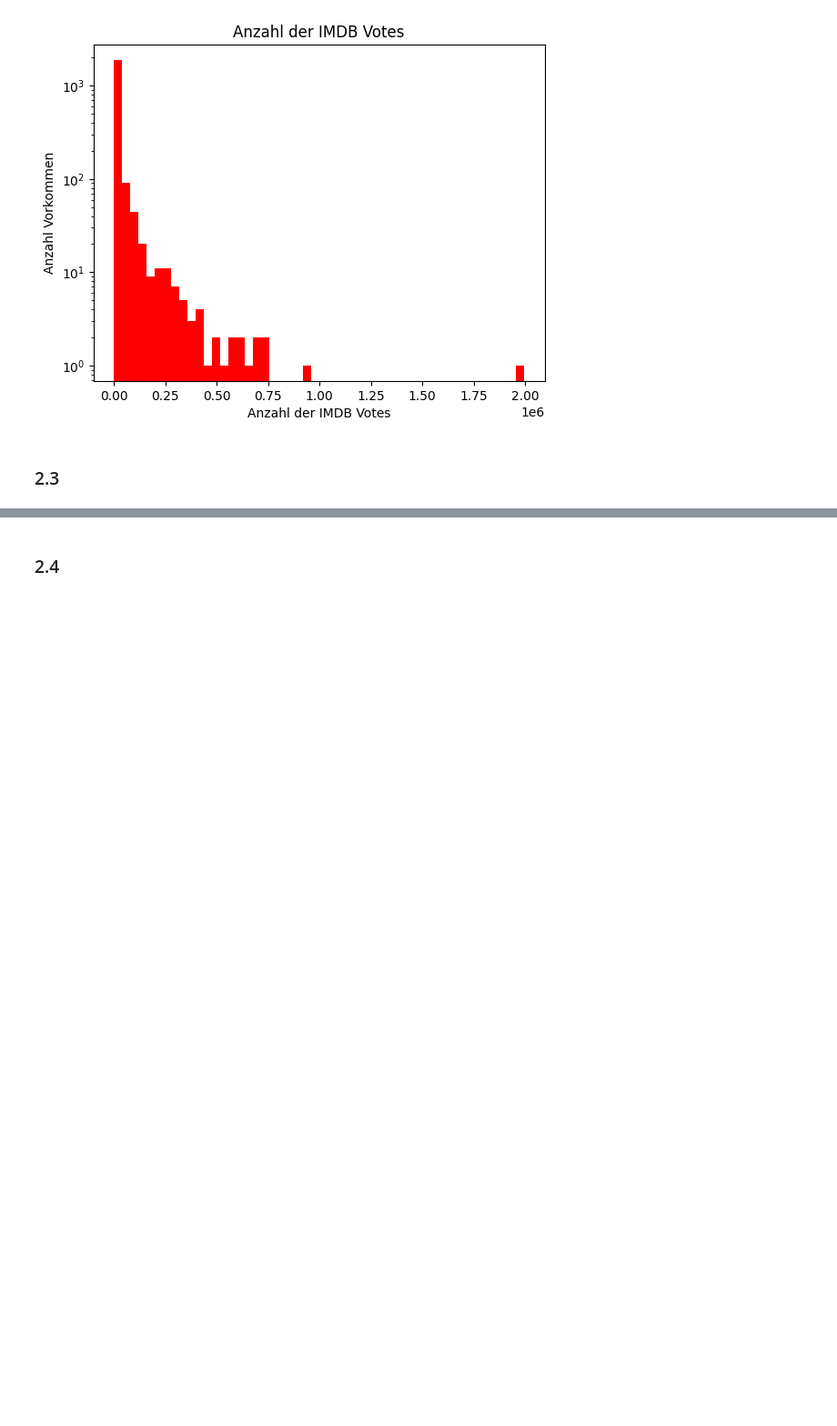
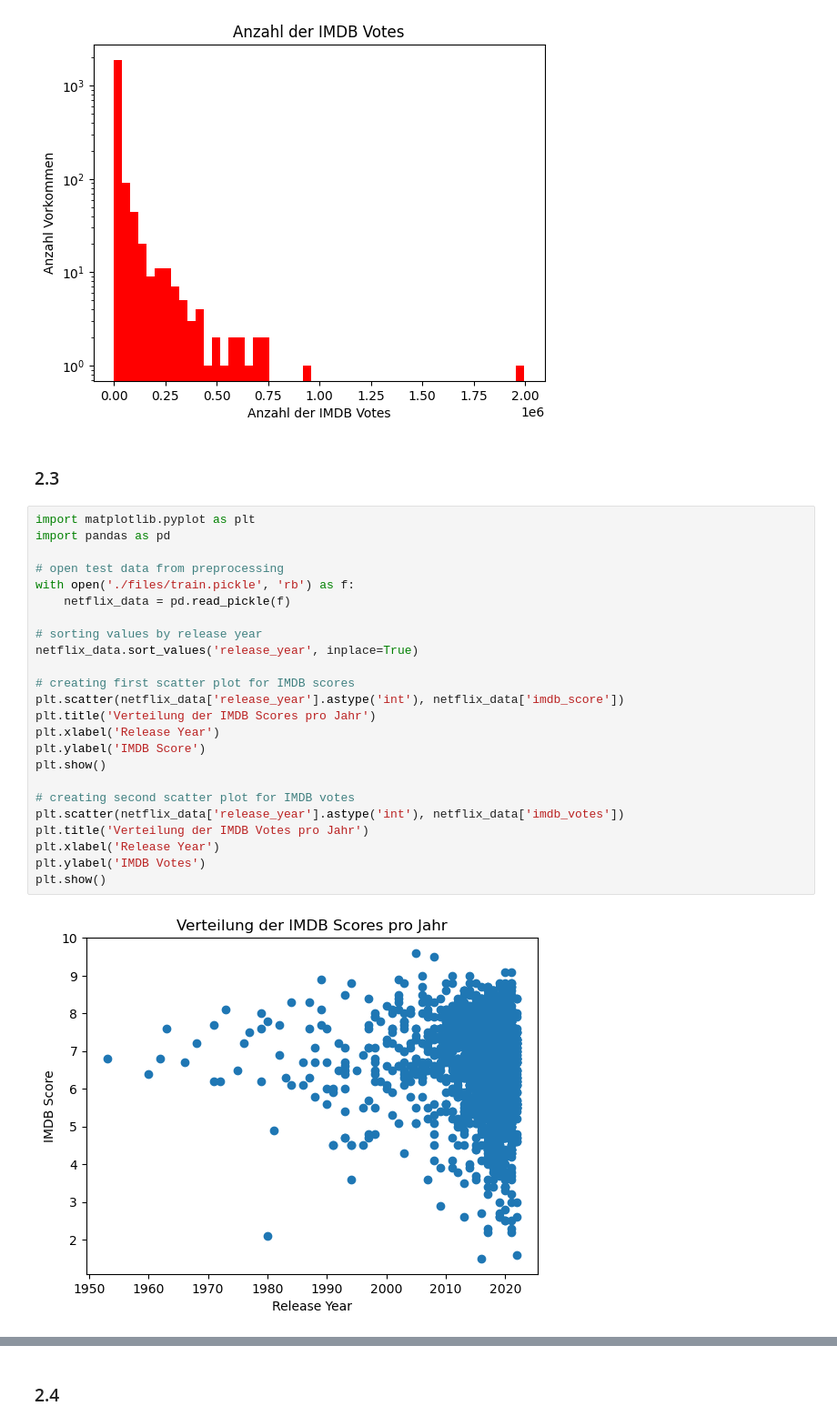
Before and after one commit to FruitPunchSamurai123/AKIML_Project_1, a Jupyter notebook: Teil 2.ipynb, the cells around one changed output, grey strips where cells are left out. Shown at 91% size. Cells and saved outputs as stored; diff of their text form; blank space fills up the shorter version.

```diff
--- a/Teil 2.ipynb
+++ b/Teil 2.ipynb
@@ -52,3 +52,29 @@ plot.show()
 [figure]
 # %% [markdown]
 ### 2.3
+# %%
+import matplotlib.pyplot as plt
+import pandas as pd
+
+# open test data from preprocessing
+with open('./files/train.pickle', 'rb') as f:
+    netflix_data = pd.read_pickle(f)
+
+# sorting values by release year
+netflix_data.sort_values('release_year', inplace=True)
+
+# creating first scatter plot for IMDB scores
+plt.scatter(netflix_data['release_year'].astype('int'), netflix_data['imdb_score'])
+plt.title('Verteilung der IMDB Scores pro Jahr')
+plt.xlabel('Release Year')
+plt.ylabel('IMDB Score')
+plt.show()
+
+# creating second scatter plot for IMDB votes
+plt.scatter(netflix_data['release_year'].astype('int'), netflix_data['imdb_votes'])
+plt.title('Verteilung der IMDB Votes pro Jahr')
+plt.xlabel('Release Year')
+plt.ylabel('IMDB Votes')
+plt.show()
+# %% [output]
+[figure, added]
```
Also changed, not shown: parts of 2 cells of this notebook.
